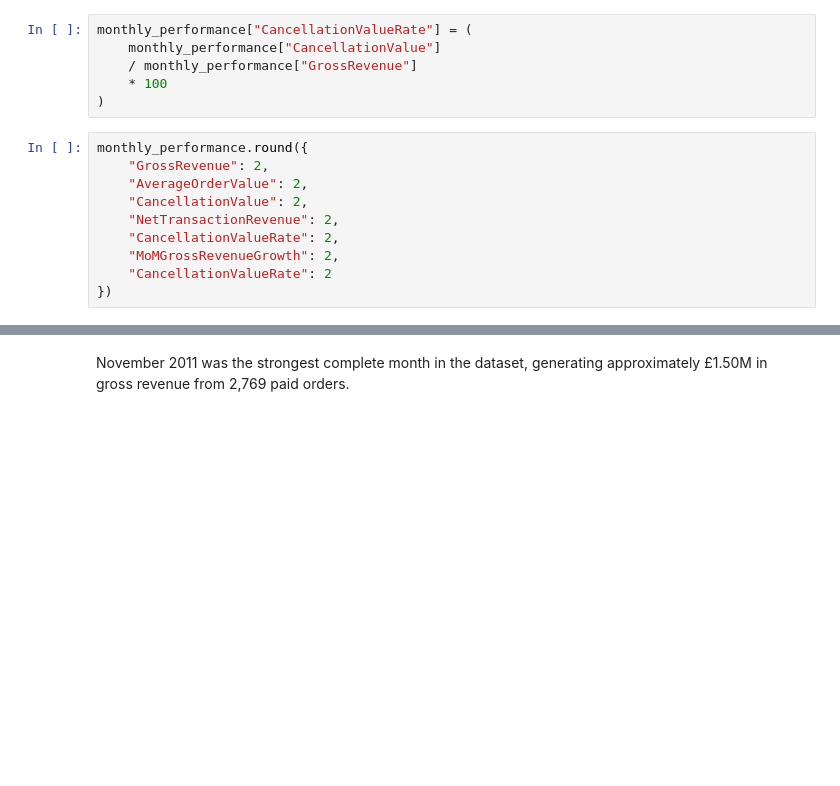
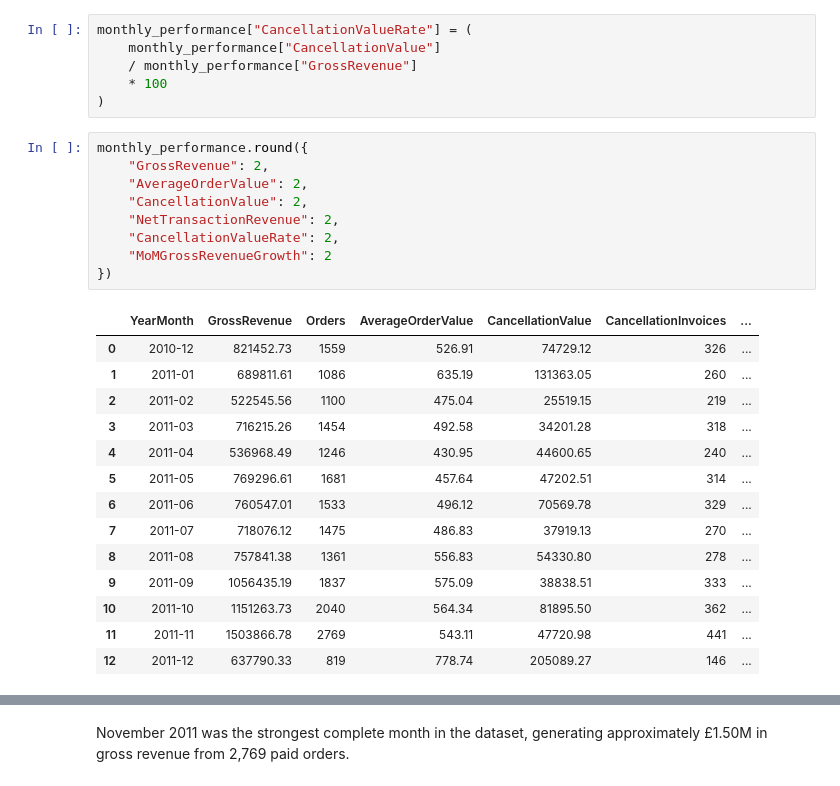
Before and after one commit to shokufa/ecommerce-sales-analysis, a Jupyter notebook: notebook/ecommerce_analysis.ipynb, the cells around one changed output, grey strips where cells are left out. Cells and saved outputs as stored; diff of their text form; blank space fills up the shorter version.

```diff
--- a/notebook/ecommerce_analysis.ipynb
+++ b/notebook/ecommerce_analysis.ipynb
@@ -487,11 +849,25 @@ monthly_performance["CancellationValueRate"] = (
 # %%
 monthly_performance.round({
     "GrossRevenue": 2,
     "AverageOrderValue": 2,
     "CancellationValue": 2,
     "NetTransactionRevenue": 2,
     "CancellationValueRate": 2,
-    "MoMGrossRevenueGrowth": 2,
-    "CancellationValueRate": 2
+    "MoMGrossRevenueGrowth": 2
 })
+# %% [output]
+|  | YearMonth | GrossRevenue | Orders | AverageOrderValue | CancellationValue | CancellationInvoices | ... |
+| 0 | 2010-12 | 821452.73 | 1559 | 526.91 | 74729.12 | 326 | ... |
+| 1 | 2011-01 | 689811.61 | 1086 | 635.19 | 131363.05 | 260 | ... |
+| 2 | 2011-02 | 522545.56 | 1100 | 475.04 | 25519.15 | 219 | ... |
+| 3 | 2011-03 | 716215.26 | 1454 | 492.58 | 34201.28 | 318 | ... |
+| 4 | 2011-04 | 536968.49 | 1246 | 430.95 | 44600.65 | 240 | ... |
+| 5 | 2011-05 | 769296.61 | 1681 | 457.64 | 47202.51 | 314 | ... |
+| 6 | 2011-06 | 760547.01 | 1533 | 496.12 | 70569.78 | 329 | ... |
+| 7 | 2011-07 | 718076.12 | 1475 | 486.83 | 37919.13 | 270 | ... |
+| 8 | 2011-08 | 757841.38 | 1361 | 556.83 | 54330.80 | 278 | ... |
+| 9 | 2011-09 | 1056435.19 | 1837 | 575.09 | 38838.51 | 333 | ... |
+| 10 | 2011-10 | 1151263.73 | 2040 | 564.34 | 81895.50 | 362 | ... |
+| 11 | 2011-11 | 1503866.78 | 2769 | 543.11 | 47720.98 | 441 | ... |
+| 12 | 2011-12 | 637790.33 | 819 | 778.74 | 205089.27 | 146 | ... |
 # %%
```
Also changed, not shown: parts of 132 cells of this notebook.
